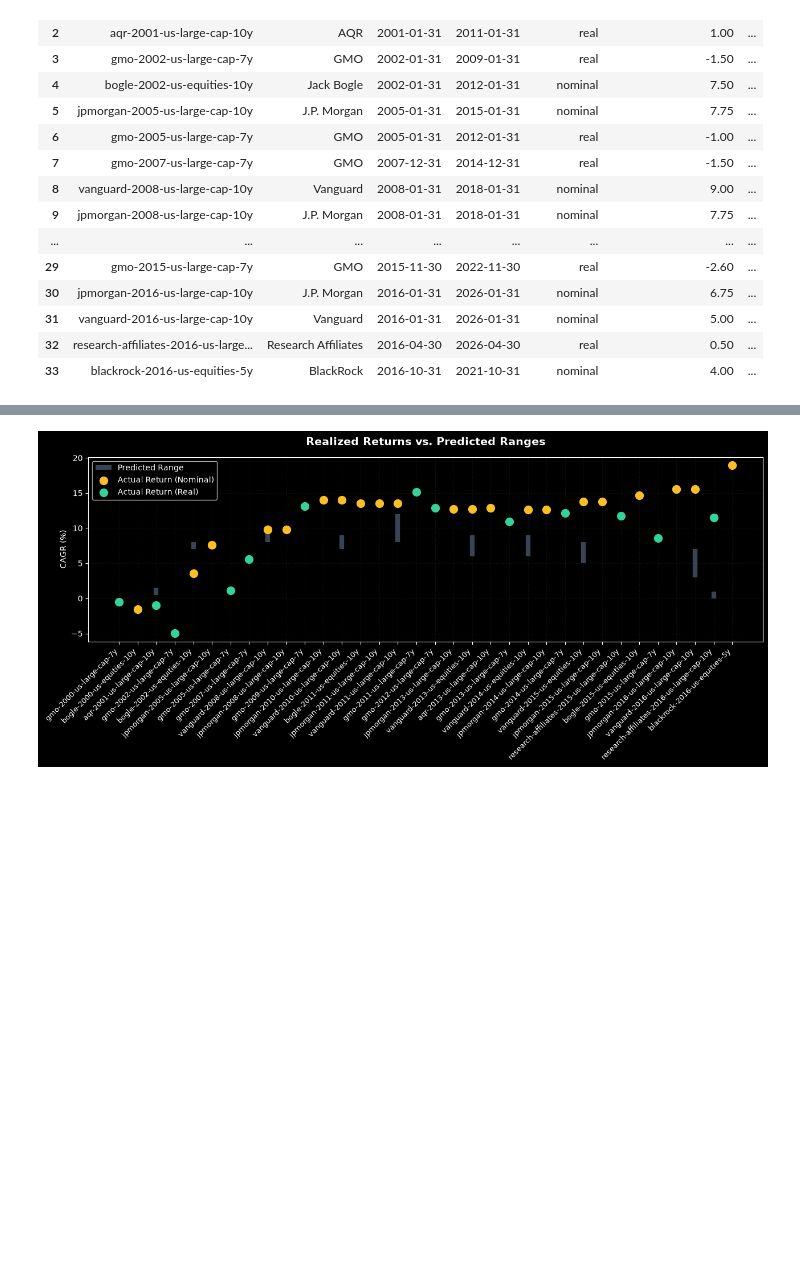
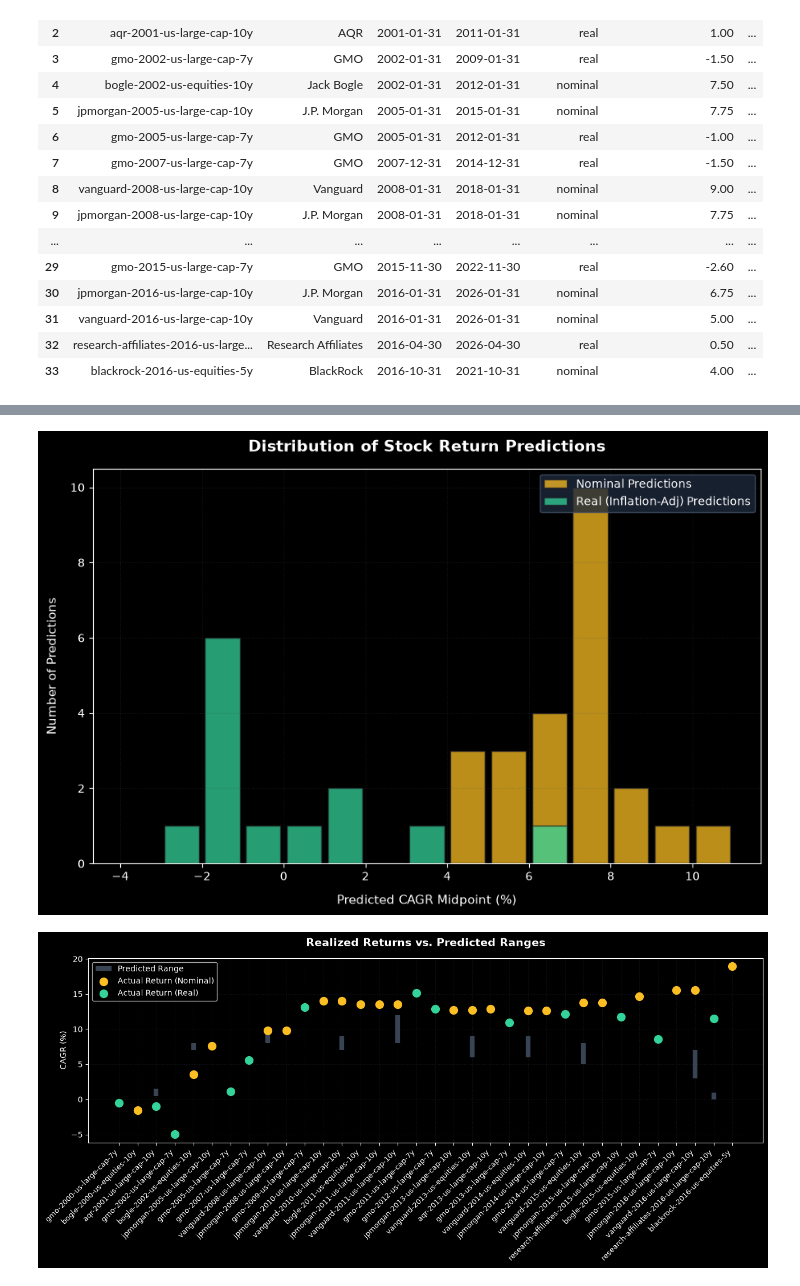
Before and after one commit to tboats/market_prediction_checker, a Jupyter notebook: analysis.ipynb, the cells around one changed output, grey strips where cells are left out. Drawn from its saved outputs; the diff is of its cells as text; code cells hidden in the pictures; blank space fills up the shorter version.

```diff
--- a/analysis.ipynb
+++ b/analysis.ipynb
@@ -180,3 +253,29 @@ plt.show()
+# %%
+# Generate Distribution Histogram
+plt.style.use('dark_background')
+fig_hist, ax_hist = plt.subplots(figsize=(9, 6))
+
+all_nominal_mids = [sum(p['predicted_range']) / 2.0 for p in data if p['return_type'] == 'nominal']
+all_real_mids = [sum(p['predicted_range']) / 2.0 for p in data if p['return_type'] == 'real']
+
+all_mids = all_nominal_mids + all_real_mids
+min_bin = math.floor(min(all_mids)) - 1
+max_bin = math.ceil(max(all_mids)) + 2
+bins = np.arange(min_bin, max_bin, 1)
+
+ax_hist.hist(all_nominal_mids, bins=bins, alpha=0.75, color='#fbbf24', edgecolor='#1e1e24', label='Nominal Predictions', rwidth=0.85)
+ax_hist.hist(all_real_mids, bins=bins, alpha=0.75, color='#34d399', edgecolor='#1e1e24', label='Real (Inflation-Adj) Predictions', rwidth=0.85)
+
+ax_hist.set_title('Distribution of Stock Return Predictions', fontsize=14, fontweight='bold', pad=15)
+ax_hist.set_xlabel('Predicted CAGR Midpoint (%)', fontsize=11, labelpad=10)
+ax_hist.set_ylabel('Number of Predictions', fontsize=11, labelpad=10)
+ax_hist.legend(loc='upper right', frameon=True, facecolor='#1e293b', edgecolor='#475569')
+ax_hist.grid(True, linestyle=':', alpha=0.3, color='#475569')
+
+plt.tight_layout()
+plt.show()
+# %% [output]
+[figure, added]
 # %%
 # Generate actual vs predicted ranges comparison bar chart
 fig, ax = plt.subplots(figsize=(13, 6))
```
Also changed, not shown: parts of 5 cells of this notebook, 5 other files.
